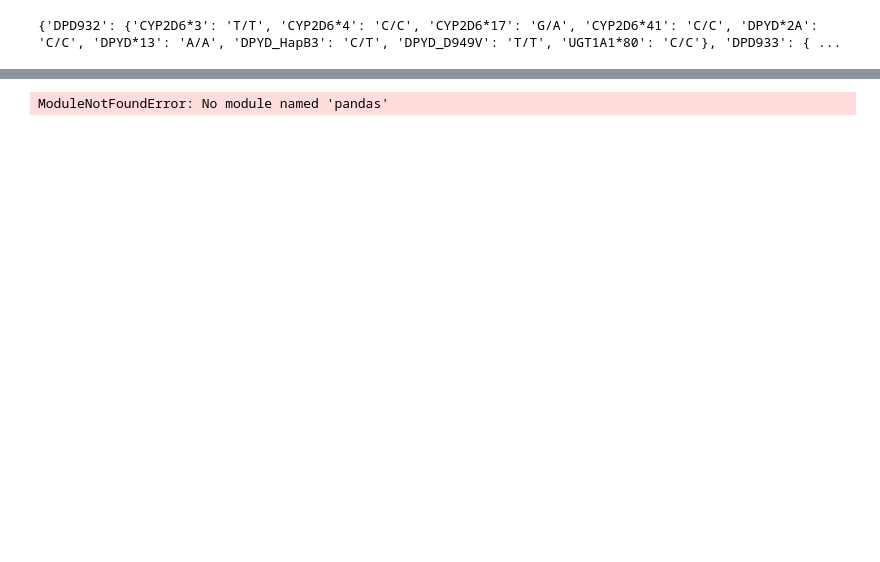
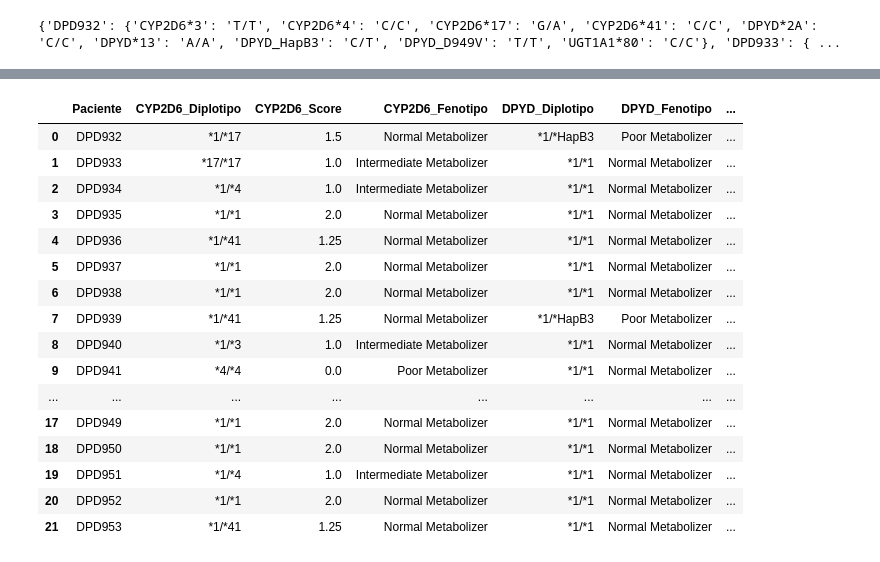
Before and after one commit to imr1012/App_Prevencion, a Jupyter notebook: pruebas.ipynb, the cells around one changed output, grey strips where cells are left out. Cells and saved outputs as stored; diff of their text form; code cells hidden in the pictures; blank space fills up the shorter version.

Commit message:
Asignación de fenotipos

```diff
--- a/pruebas.ipynb
+++ b/pruebas.ipynb
@@ -47,3 +6,5 @@ ModuleNotFoundError: No module named 'Bio'
+# %%
+df_resumen = pd.read_csv('tabla_mutaciones.csv')
 # %%
 ancestral = dict(zip(df_resumen["Polimorfismo"], df_resumen["Base ancestral"])) #Lo onvierte en un dict tipo: {'CYP2D6*17': 'G', 'DPYD*2A': 'C', ...} para comparar base ancestral
 
@@ -151,35 +148,66 @@ CPIC = pd.read_excel("CYP2D6_Diplotype_Phenotype_Table.xlsx")
 def fenotipo_asignar(diplotipo):
 
     if diplotipo in CPIC["CYP2D6 Diplotype"].values:
         fenotipo = CPIC.loc[CPIC["CYP2D6 Diplotype"] == diplotipo, "Coded Diplotype/Phenotype Summary"].values[0]
         score = CPIC.loc[CPIC["CYP2D6 Diplotype"] == diplotipo, "Activity Score"].values[0]
     else:
         fenotipo = "Unknown"
         score = "Unknown"
     return score, fenotipo
 
 solucion = {}
 
 for paciente, genes in diplotiposPacientes.items():
     solucion[paciente] = {}
     for gen, diplotipo in genes.items():
         if gen == "CYP2D6":
             score, fenotipo = fenotipo_asignar(diplotipo)
             solucion[paciente][gen] = {"Diplotype": diplotipo, "Activity Score": score, "Phenotype": fenotipo}
+        elif gen == "DPYD":
+            if diplotipo == "*1/*HapB3":
+                solucion[paciente][gen] = {"Diplotype": diplotipo,"Activity Score": "N/A",  "Phenotype": "Poor Metabolizer"}
+            else:
+                solucion[paciente][gen] = {"Diplotype": diplotipo,"Activity Score": "N/A", "Phenotype": "Normal Metabolizer"}
         else:
-            solucion[paciente][gen] = {"Diplotype": diplotipo, "Activity Score": "N/A", "Phenotype": "N/A"}
+            if diplotipo == "*1/*80":
+                solucion[paciente][gen] = {"Diplotype": diplotipo,"Activity Score": "N/A", "Phenotype": "Intermediate Metabolizer"}
+            elif diplotipo == "*80/*80":
+                solucion[paciente][gen] = {"Diplotype": diplotipo,"Activity Score": "N/A", "Phenotype": "Poor Metabolizer"}
+            else:
+                solucion[paciente][gen] = {"Diplotype": diplotipo,"Activity Score": "N/A", "Phenotype": "Normal Metabolizer"}
+
 
 
 filas_df = []
 for paciente, info_genes in solucion.items():
     fila = {"Paciente": paciente}
     for gen, datos in info_genes.items():
-        fila[f"{gen}_Diplotipo"] = datos["Diplotype"]
-        fila[f"{gen}_Score"] = datos["Activity Score"]
-        fila[f"{gen}_Fenotipo"] = datos["Phenotype"]
+        if gen == "CYP2D6":
+            fila[f"{gen}_Diplotipo"] = datos["Diplotype"]
+            fila[f"{gen}_Score"] = datos["Activity Score"]
+            fila[f"{gen}_Fenotipo"] = datos["Phenotype"]
+        else:
+            fila[f"{gen}_Diplotipo"] = datos["Diplotype"]
+            fila[f"{gen}_Fenotipo"] = datos["Phenotype"]
     filas_df.append(fila)
 
 df_resultados_finales = pd.DataFrame(filas_df)
 display(df_resultados_finales)
 # %% [output]
-ModuleNotFoundError: No module named 'pandas'
+|  | Paciente | CYP2D6_Diplotipo | CYP2D6_Score | CYP2D6_Fenotipo | DPYD_Diplotipo | DPYD_Fenotipo | ... |
+| 0 | DPD932 | *1/*17 | 1.5 | Normal Metabolizer | *1/*HapB3 | Poor Metabolizer | ... |
+| 1 | DPD933 | *17/*17 | 1.0 | Intermediate Metabolizer | *1/*1 | Normal Metabolizer | ... |
+| 2 | DPD934 | *1/*4 | 1.0 | Intermediate Metabolizer | *1/*1 | Normal Metabolizer | ... |
+| 3 | DPD935 | *1/*1 | 2.0 | Normal Metabolizer | *1/*1 | Normal Metabolizer | ... |
+| 4 | DPD936 | *1/*41 | 1.25 | Normal Metabolizer | *1/*1 | Normal Metabolizer | ... |
+| 5 | DPD937 | *1/*1 | 2.0 | Normal Metabolizer | *1/*1 | Normal Metabolizer | ... |
+| 6 | DPD938 | *1/*1 | 2.0 | Normal Metabolizer | *1/*1 | Normal Metabolizer | ... |
+| 7 | DPD939 | *1/*41 | 1.25 | Normal Metabolizer | *1/*HapB3 | Poor Metabolizer | ... |
+| 8 | DPD940 | *1/*3 | 1.0 | Intermediate Metabolizer | *1/*1 | Normal Metabolizer | ... |
+| 9 | DPD941 | *4/*4 | 0.0 | Poor Metabolizer | *1/*1 | Normal Metabolizer | ... |
+| ... | ... | ... | ... | ... | ... | ... | ... |
+| 17 | DPD949 | *1/*1 | 2.0 | Normal Metabolizer | *1/*1 | Normal Metabolizer | ... |
+| 18 | DPD950 | *1/*1 | 2.0 | Normal Metabolizer | *1/*1 | Normal Metabolizer | ... |
+| 19 | DPD951 | *1/*4 | 1.0 | Intermediate Metabolizer | *1/*1 | Normal Metabolizer | ... |
+| 20 | DPD952 | *1/*1 | 2.0 | Normal Metabolizer | *1/*1 | Normal Metabolizer | ... |
+| 21 | DPD953 | *1/*41 | 1.25 | Normal Metabolizer | *1/*1 | Normal Metabolizer | ... |
```
Also changed, not shown: parts of 4 cells of this notebook.
